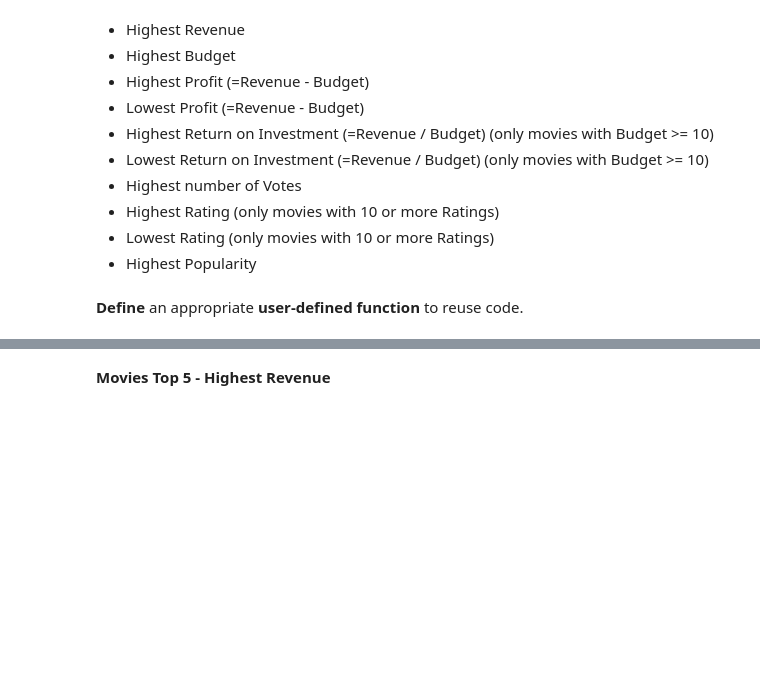
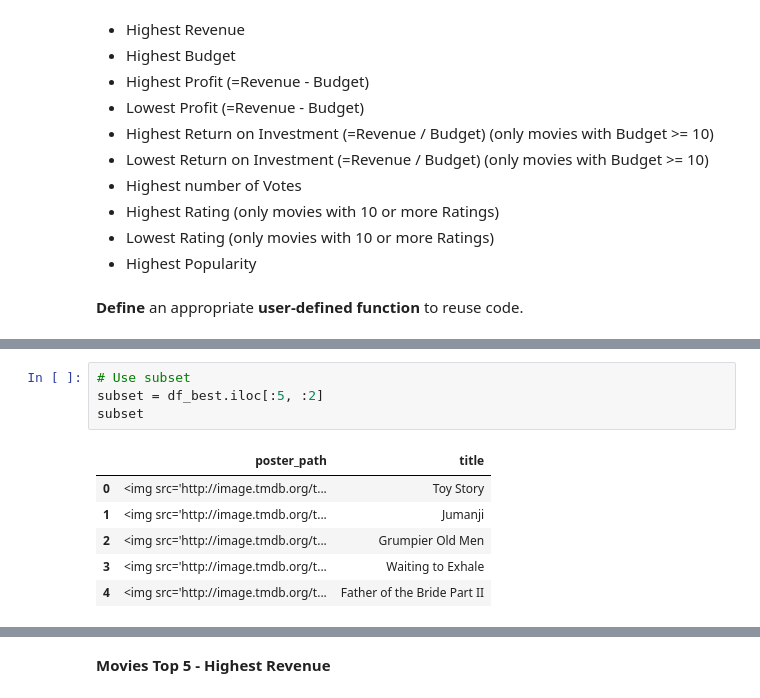
Before and after one commit to HunterKane/Movie-Data-Analysis-Project-1-, a Jupyter notebook: Project_01_Movie_Data_Analysis .ipynb, the cells around one changed output, grey strips where cells are left out. Cells and saved outputs as stored; diff of their text form; blank space fills up the shorter version.

```diff
--- a/Project_01_Movie_Data_Analysis .ipynb
+++ b/Project_01_Movie_Data_Analysis .ipynb
@@ -201,0 +251,11 @@ __Define__ an appropriate __user-defined function__ to reuse code.
+# %%
+# Use subset
+subset = df_best.iloc[:5, :2]
+subset
+# %% [output]
+|  | poster_path | title |
+| 0 | <img src='http://image.tmdb.org/t... | Toy Story |
+| 1 | <img src='http://image.tmdb.org/t... | Jumanji |
+| 2 | <img src='http://image.tmdb.org/t... | Grumpier Old Men |
+| 3 | <img src='http://image.tmdb.org/t... | Waiting to Exhale |
+| 4 | <img src='http://image.tmdb.org/t... | Father of the Bride Part II |
```
Also changed, not shown: parts of 8 cells of this notebook.
